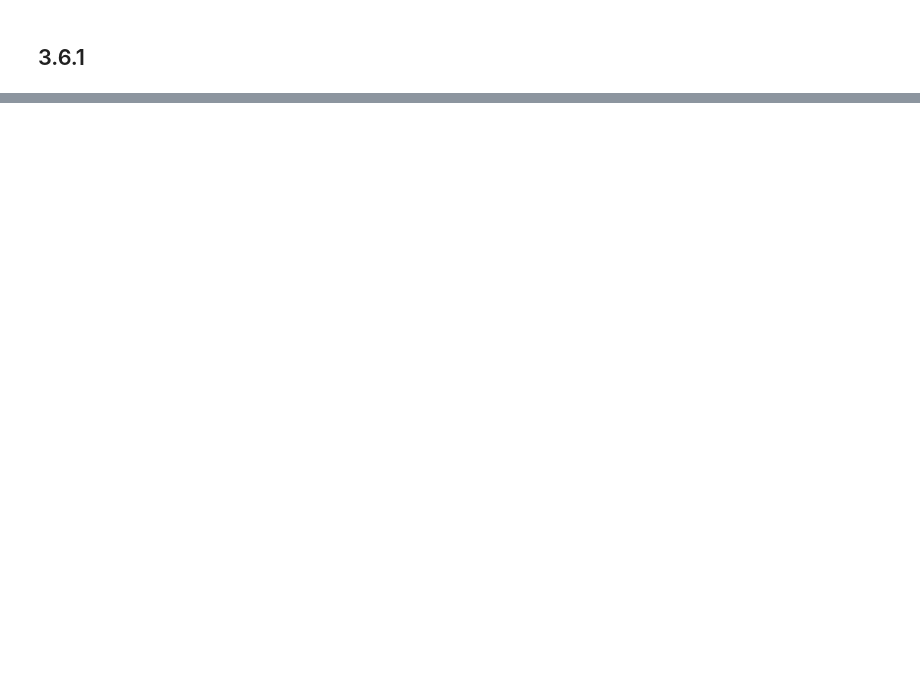
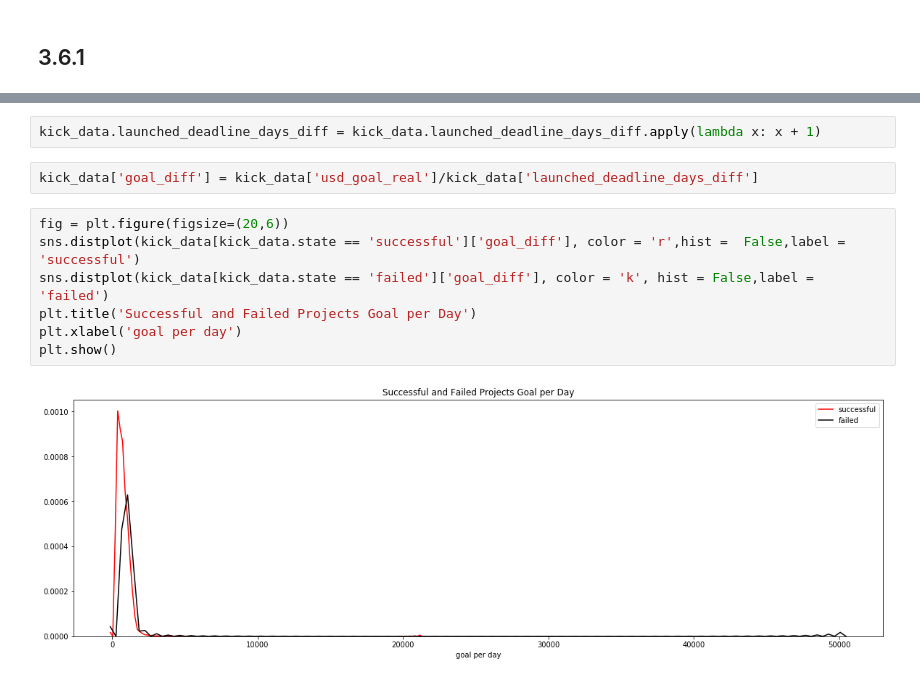
Before and after one commit to danielad-k/SPRB, a Jupyter notebook: Capstone 1/1.1_data_wrangling_and_storytelling.ipynb, the cells around one changed output, grey strips where cells are left out. Cells and saved outputs as stored; diff of their text form; blank space fills up the shorter version.

```diff
--- a/Capstone 1/1.1_data_wrangling_and_storytelling.ipynb
+++ b/Capstone 1/1.1_data_wrangling_and_storytelling.ipynb
@@ -378,0 +379,13 @@ __Observation #14__: This indicates that over 40% of projects tend to have 29 da
+# %%
+kick_data.launched_deadline_days_diff = kick_data.launched_deadline_days_diff.apply(lambda x: x + 1)
+# %%
+kick_data['goal_diff'] = kick_data['usd_goal_real']/kick_data['launched_deadline_days_diff']
+# %%
+fig = plt.figure(figsize=(20,6))
+sns.distplot(kick_data[kick_data.state == 'successful']['goal_diff'], color = 'r',hist =  False,label = 'successful')
+sns.distplot(kick_data[kick_data.state == 'failed']['goal_diff'], color = 'k', hist = False,label = 'failed')
+plt.title('Successful and Failed Projects Goal per Day')
+plt.xlabel('goal per day')
+plt.show()
+# %% [output]
+[figure, added]
```
Also changed, not shown: parts of 8 cells of this notebook, 1 other file.
